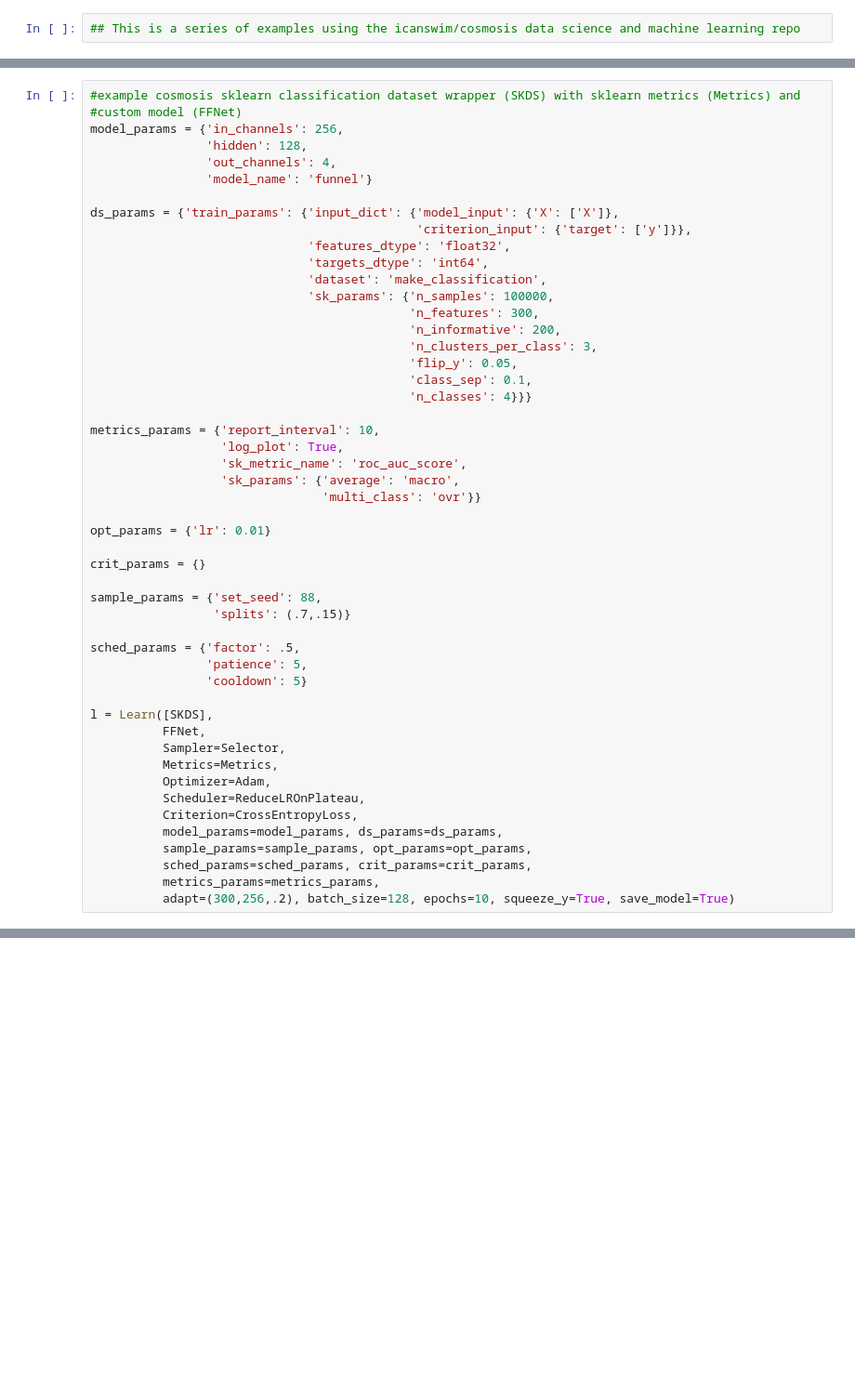
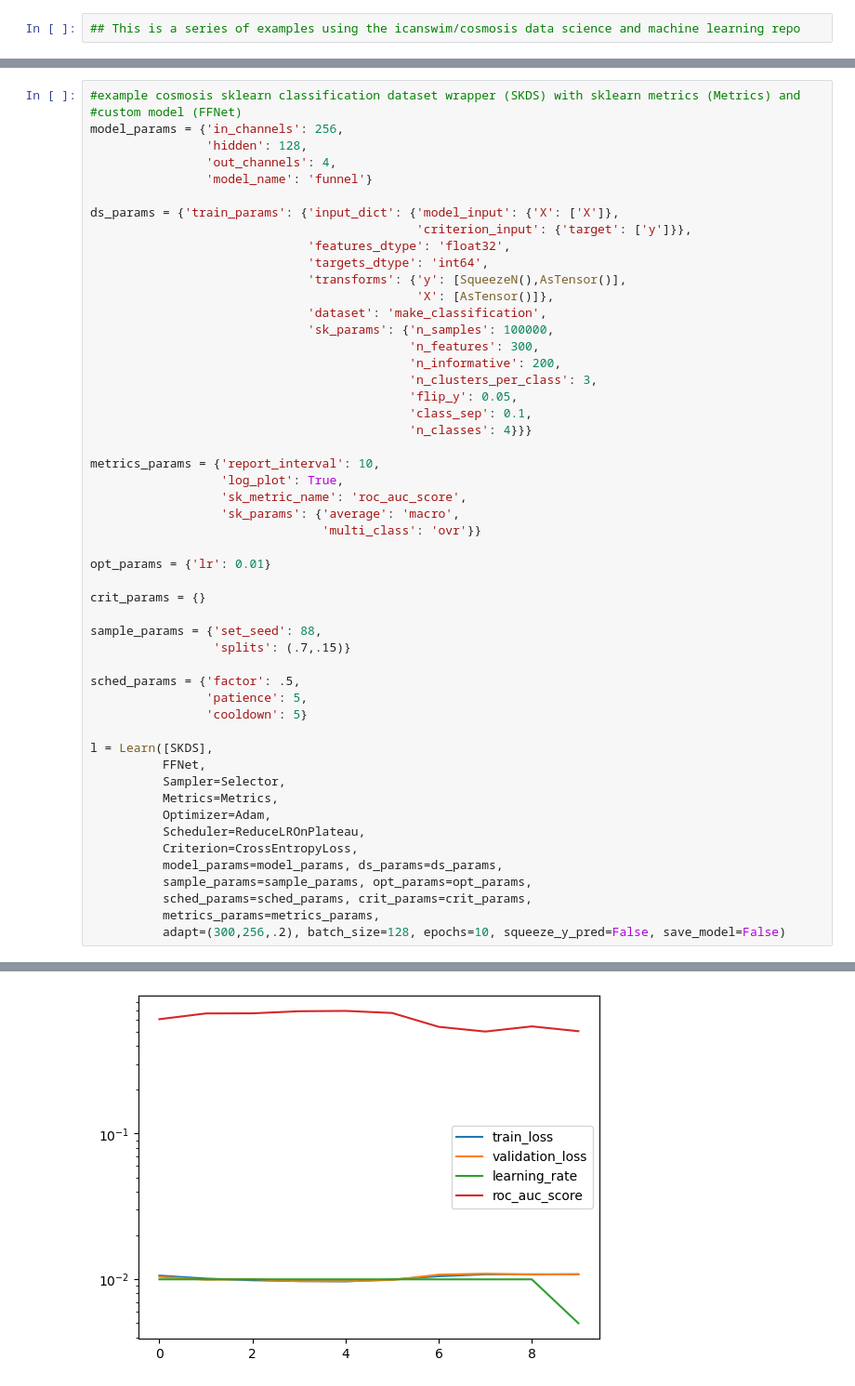
Before and after one commit to icanswim/cosmosis, a Jupyter notebook: experiment.ipynb, the cells around one changed output, grey strips where cells are left out. Shown at 93% size. Drawn from its saved outputs; the diff is of its cells as text; blank space fills up the shorter version.

```diff
--- a/experiment.ipynb
+++ b/experiment.ipynb
@@ -189,6 +234,8 @@ ds_params = {'train_params': {'input_dict': {'model_input': {'X': ['X']},
                                              'criterion_input': {'target': ['y']}},
                               'features_dtype': 'float32',
                               'targets_dtype': 'int64',
+                              'transforms': {'y': [SqueezeN(),AsTensor()],
+                                             'X': [AsTensor()]},
                               'dataset': 'make_classification',
                               'sk_params': {'n_samples': 100000,
                                             'n_features': 300,
@@ -226,4 +273,5 @@ l = Learn([SKDS],
           sample_params=sample_params, opt_params=opt_params,
           sched_params=sched_params, crit_params=crit_params,
           metrics_params=metrics_params,
-          adapt=(300,256,.2), batch_size=128, epochs=10, squeeze_y=True, save_model=True)
+          adapt=(300,256,.2), batch_size=128, epochs=10, squeeze_y_pred=False, save_model=False)
+# %% [output]
@@ -230,3 +295,4 @@ l = Learn([SKDS],
+[figure, added]
 # %%
 #example inference with cosmosis sklearn classification dataset wrapper (SKDS) and custom model (FFNet)
 model_params = {'in_channels': 256,
```
Also changed, not shown: parts of 11 cells of this notebook, 3 other files.
